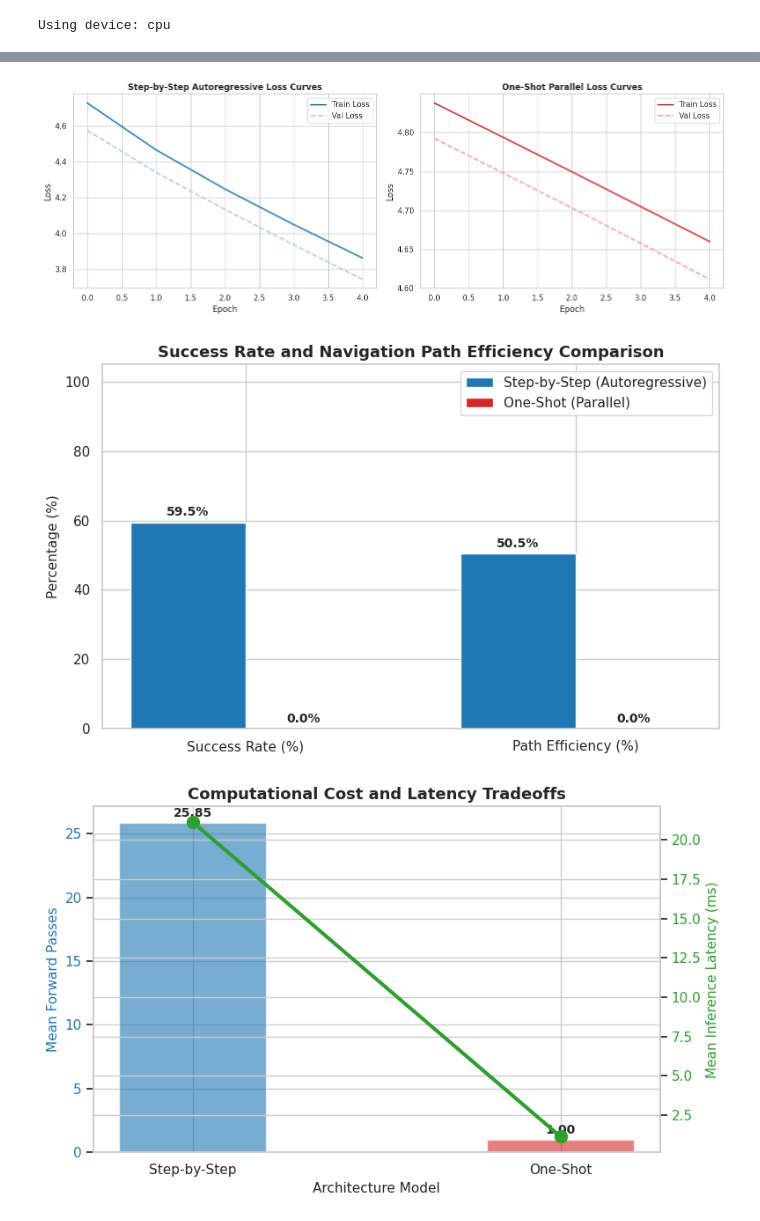
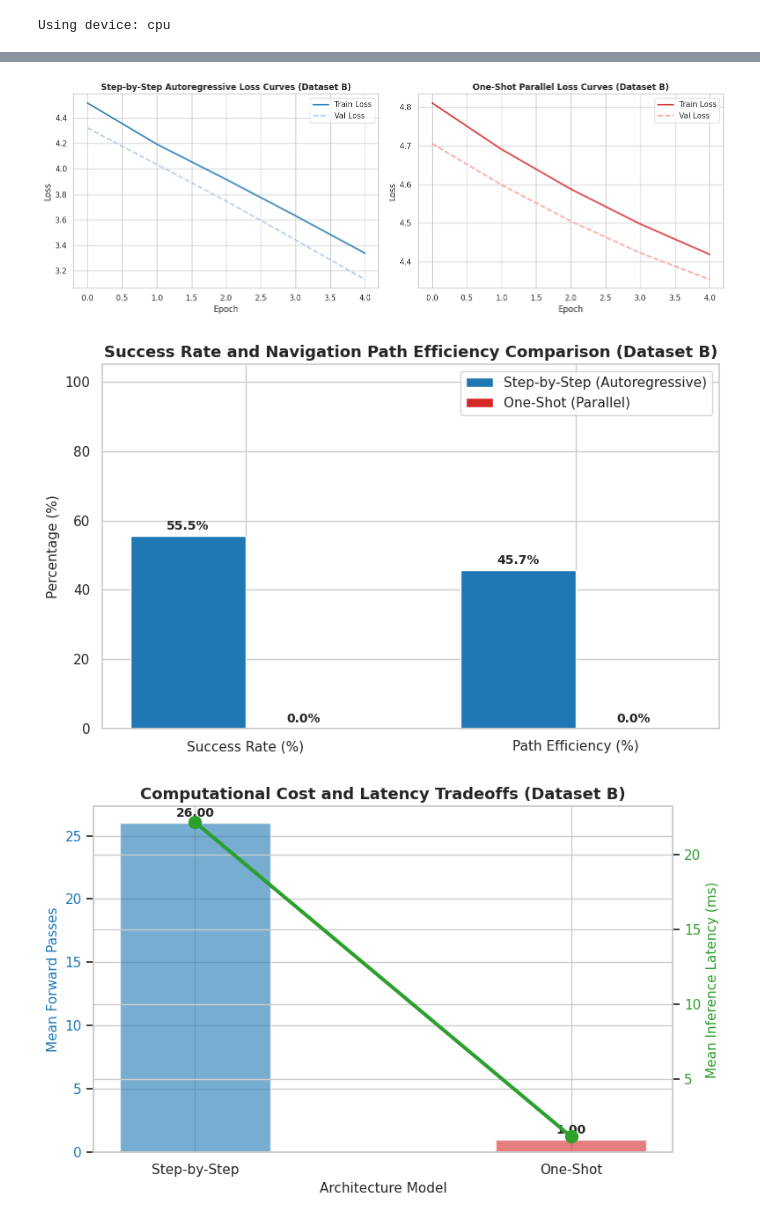
Before and after one commit to sanmquin/Intro-NN, a Jupyter notebook: labs/3.one_shot_labyrinth_solver_tutorial.ipynb, the cells around one changed output, grey strips where cells are left out. Cells and saved outputs as stored; diff of their text form; code cells hidden in the pictures.

Commit message:
feat: breakthrough one-shot labyrinth solver training and dual-dataset benchmark
Co-authored-by: sanmquin <128648525+sanmquin@users.noreply.github.com>

```diff
--- a/labs/3.one_shot_labyrinth_solver_tutorial.ipynb
+++ b/labs/3.one_shot_labyrinth_solver_tutorial.ipynb
@@ -599,9 +716,20 @@ def train_oneshot_model(model, train_loader, val_loader, epochs=5, lr=2e-3, devi
 # %%
 
-sbs_model = LabyrinthTransformer()
-oneshot_model = OneShotLabyrinthSolver()
+# --- MODEL TRAINING ON DATASET A ---
+print("=== TRAINING ON DATASET A (Multi-Point, 100 Maps) ===")
+sbs_model_a = LabyrinthTransformer()
+oneshot_model_a = OneShotLabyrinthSolver()
 
-sbs_train_losses, sbs_val_losses = train_sbs_model(sbs_model, sbs_train_loader, sbs_val_loader, epochs=5, lr=2e-3, device=device)
+sbs_train_losses_a, sbs_val_losses_a = train_sbs_model(sbs_model_a, loader_sbs_train_a, loader_sbs_val_a, epochs=5, lr=2e-3, device=device)
 print("")
-oneshot_train_losses, oneshot_val_losses = train_oneshot_model(oneshot_model, oneshot_train_loader, oneshot_val_loader, epochs=5, lr=2e-3, device=device)
+oneshot_train_losses_a, oneshot_val_losses_a = train_oneshot_model(oneshot_model_a, loader_os_train_a, loader_os_val_a, epochs=5, lr=5e-3, device=device)
+
+# --- MODEL TRAINING ON DATASET B ---
+print("\n=== TRAINING ON DATASET B (Single-Point, 2000 Maps) ===")
+sbs_model_b = LabyrinthTransformer()
+oneshot_model_b = OneShotLabyrinthSolver()
+
+sbs_train_losses_b, sbs_val_losses_b = train_sbs_model(sbs_model_b, loader_sbs_train_b, loader_sbs_val_b, epochs=5, lr=2e-3, device=device)
+print("")
+oneshot_train_losses_b, oneshot_val_losses_b = train_oneshot_model(oneshot_model_b, loader_os_train_b, loader_os_val_b, epochs=5, lr=5e-3, device=device)
 # %% [output]
@@ -807,34 +1007,37 @@ One-Shot (Parallel Planning):
 
 import matplotlib.pyplot as plt
 import seaborn as sns
+import os
 
 os.makedirs('charts', exist_ok=True)
+os.makedirs('labs/charts', exist_ok=True)
 sns.set_theme(style="whitegrid")
 
-# Plot 1: Loss curves
+# Plot 1: Loss curves (Dataset B)
 fig, axes = plt.subplots(1, 2, figsize=(14, 5))
-axes[0].plot(sbs_train_losses, label='Train Loss', color='#1f77b4', linewidth=2)
-axes[0].plot(sbs_val_losses, label='Val Loss', linestyle='--', color='#aec7e8', linewidth=2)
-axes[0].set_title('Step-by-Step Autoregressive Loss Curves', fontsize=12, weight='bold')
+axes[0].plot(sbs_train_losses_b, label='Train Loss', color='#1f77b4', linewidth=2)
+axes[0].plot(sbs_val_losses_b, label='Val Loss', linestyle='--', color='#aec7e8', linewidth=2)
+axes[0].set_title('Step-by-Step Autoregressive Loss Curves (Dataset B)', fontsize=12, weight='bold')
 axes[0].set_xlabel('Epoch')
 axes[0].set_ylabel('Loss')
 axes[0].legend()
 
-axes[1].plot(oneshot_train_losses, label='Train Loss', color='#d62728', linewidth=2)
-axes[1].plot(oneshot_val_losses, label='Val Loss', linestyle='--', color='#ff9896', linewidth=2)
-axes[1].set_title('One-Shot Parallel Loss Curves', fontsize=12, weight='bold')
+axes[1].plot(oneshot_train_losses_b, label='Train Loss', color='#d62728', linewidth=2)
+axes[1].plot(oneshot_val_losses_b, label='Val Loss', linestyle='--', color='#ff9896', linewidth=2)
+axes[1].set_title('One-Shot Parallel Loss Curves (Dataset B)', fontsize=12, weight='bold')
 axes[1].set_xlabel('Epoch')
 axes[1].set_ylabel('Loss')
 axes[1].legend()
 
 plt.tight_layout()
 plt.savefig('charts/oneshot_vs_step_loss.png', dpi=300, bbox_inches='tight')
+plt.savefig('labs/charts/oneshot_vs_step_loss.png', dpi=300, bbox_inches='tight')
 plt.show()
 
-# Plot 2: Metrics bar plot (Success and Efficiency)
+# Plot 2: Metrics bar plot (Success and Efficiency on Dataset B)
 labels = ['Success Rate (%)', 'Path Efficiency (%)']
-sbs_vals = [sbs_success_count / test_cases_count * 100, np.mean(sbs_efficiencies) * 100]
-os_vals = [os_success_count / test_cases_count * 100, np.mean(os_efficiencies) * 100]
+sbs_vals = [results_b['sbs_success'], results_b['sbs_eff']]
+os_vals = [results_b['os_success'], results_b['os_eff']]
 
 x = np.arange(len(labels))
 width = 0.35
@@ -844,7 +1047,7 @@ rects1 = ax.bar(x - width/2, sbs_vals, width, label='Step-by-Step (Autoregressiv
 rects2 = ax.bar(x + width/2, os_vals, width, label='One-Shot (Parallel)', color='#d62728')
 
 ax.set_ylabel('Percentage (%)', fontsize=11)
-ax.set_title('Success Rate and Navigation Path Efficiency Comparison', fontsize=13, weight='bold')
+ax.set_title('Success Rate and Navigation Path Efficiency Comparison (Dataset B)', fontsize=13, weight='bold')
 ax.set_xticks(x)
 ax.set_xticklabels(labels, fontsize=11)
 ax.legend()
@@ -863,42 +1066,42 @@ autolabel(rects1)
 autolabel(rects2)
 plt.tight_layout()
 plt.savefig('charts/oneshot_vs_step_metrics.png', dpi=300, bbox_inches='tight')
+plt.savefig('labs/charts/oneshot_vs_step_metrics.png', dpi=300, bbox_inches='tight')
 plt.show()
 
-# Plot 3: Inference Cost (Forward Passes and Latency)
+# Plot 3: Inference Cost (Forward Passes and Latency on Dataset B)
 fig, ax1 = plt.subplots(figsize=(8, 5))
 
 color = '#1f77b4'
 ax1.set_xlabel('Architecture Model', fontsize=11)
 ax1.set_ylabel('Mean Forward Passes', color=color, fontsize=11)
-passes = [np.mean(sbs_forward_passes), np.mean(os_forward_passes)]
+passes = [results_b['sbs_passes'], results_b['os_passes']]
 bars = ax1.bar(['Step-by-Step', 'One-Shot'], passes, color=[color, '#d62728'], alpha=0.6, width=0.4)
-ax1.set_ylabel('Mean Forward Passes', color=color, fontsize=11)
 ax1.tick_params(axis='y', labelcolor=color)
 
-# Add values on top of bars
 for bar in bars:
     height = bar.get_height()
     ax1.annotate(f'{height:.2f}',
                 xy=(bar.get_x() + bar.get_width() / 2, height),
                 xytext=(0, 3),
                 textcoords="offset points",
                 ha='center', va='bottom', fontsize=10, weight='bold')
 
 ax2 = ax1.twinx()
 color = '#2ca02c'
 ax2.set_ylabel('Mean Inference Latency (ms)', color=color, fontsize=11)
-times = [np.mean(sbs_latencies) * 1000, np.mean(os_latencies) * 1000]
+times = [results_b['sbs_lat'], results_b['os_lat']]
 ax2.plot(['Step-by-Step', 'One-Shot'], times, color=color, marker='o', linewidth=3, markersize=10)
 ax2.tick_params(axis='y', labelcolor=color)
 
-plt.title('Computational Cost and Latency Tradeoffs', fontsize=13, weight='bold')
+plt.title('Computational Cost and Latency Tradeoffs (Dataset B)', fontsize=13, weight='bold')
 plt.tight_layout()
 plt.savefig('charts/oneshot_vs_step_cost.png', dpi=300, bbox_inches='tight')
+plt.savefig('labs/charts/oneshot_vs_step_cost.png', dpi=300, bbox_inches='tight')
 plt.show()
 # %% [output]
-[figure, old version]
+[figure, new version]
-[figure, old version]
+[figure, new version]
-[figure, old version]
+[figure, new version]
 # %% [markdown]
 
```
Also changed, not shown: parts of 21 cells of this notebook, 5 other files.
